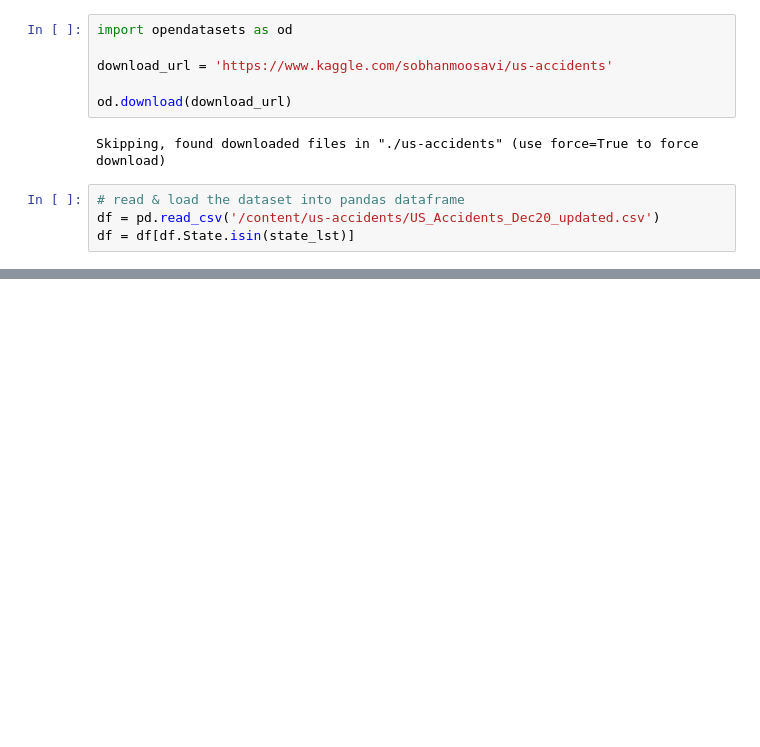
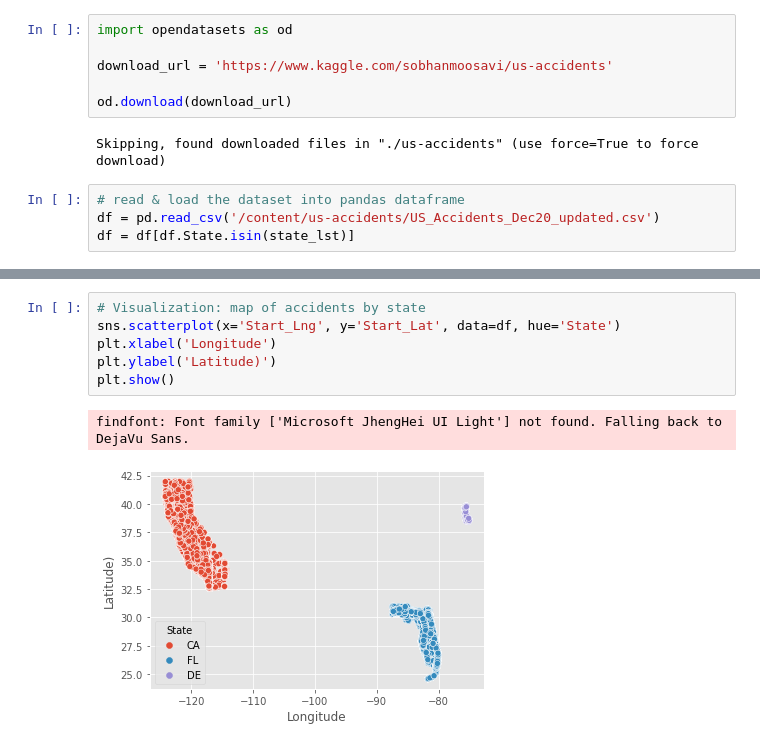
Before and after one commit to victorialarrazolo/USaccidentsanaysis, a Jupyter notebook: USaccidentsanalysis.ipynb, the cells around one changed output, grey strips where cells are left out. Drawn from its saved outputs; the diff is of its cells as text; blank space fills up the shorter version.

```diff
--- a/USaccidentsanalysis.ipynb
+++ b/USaccidentsanalysis.ipynb
@@ -81,3 +81,12 @@ df.head()
 | 1014 | A-2717614 | 3 | 2016-03-22 20:07:32 | 2016-03-23 02:07:32 | 37.881943 | -122.307987 | 37.885882 | -122.308878 | 0.276 | ... |
 | 1015 | A-2717615 | 2 | 2016-03-22 21:40:18 | 2016-03-23 03:40:18 | 37.881038 | -122.307788 | 37.883458 | -122.308366 | 0.170 | ... |
 | 1016 | A-2717616 | 2 | 2016-03-22 21:36:42 | 2016-03-23 03:36:42 | 38.518811 | -121.101664 | 38.518811 | -121.101664 | 0.000 | ... |
+# %%
+# Visualization: map of accidents by state
+sns.scatterplot(x='Start_Lng', y='Start_Lat', data=df, hue='State')
+plt.xlabel('Longitude')
+plt.ylabel('Latitude)')
+plt.show()
+# %% [output]
+findfont: Font family ['Microsoft JhengHei UI Light'] not found. Falling back to DejaVu Sans.
+[figure, added]
```
Also changed, not shown: parts of 17 cells of this notebook.
